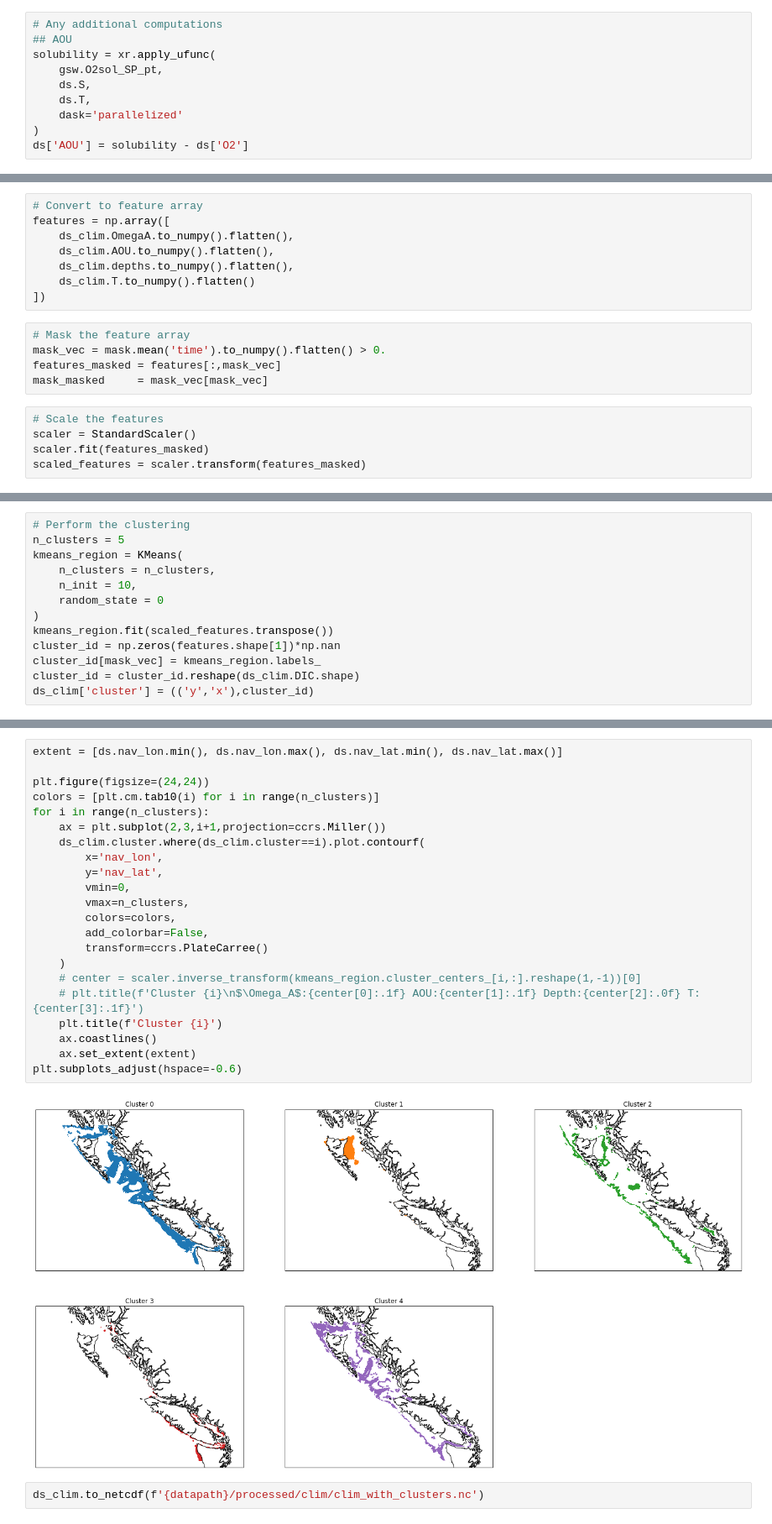
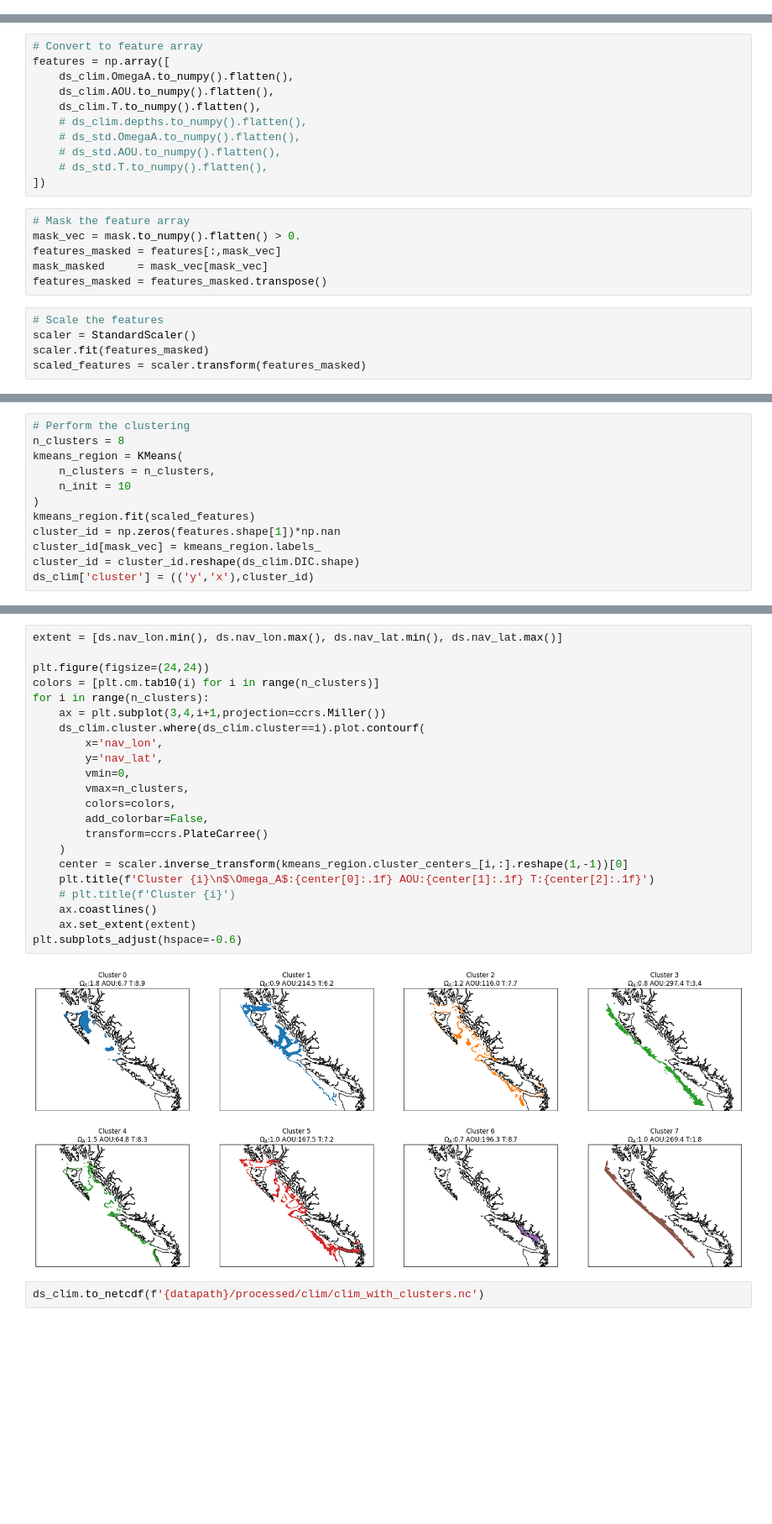
Before and after one commit to ashao/NEP36_cluster_analysis, a Jupyter notebook: calculate_clusters.ipynb, the cells around one changed output, grey strips where cells are left out. Shown at 84% size. Saved outputs shown, nothing was run; the diff lists cells and outputs as text; blank space fills up the shorter version.

```diff
--- a/calculate_clusters.ipynb
+++ b/calculate_clusters.ipynb
@@ -34,14 +35,4 @@ mask = ((mask_ds.mask[0,:,:]>0.) &
 ds = ds.where(mask)
-# %%
-# Any additional computations
-## AOU
-solubility = xr.apply_ufunc(
-    gsw.O2sol_SP_pt,
-    ds.S,
-    ds.T,
-    dask='parallelized'
-)
-ds['AOU'] = solubility - ds['O2']
 # %%
 # Create climatology
 ds_clim = ds.mean('time')
@@ -50,14 +53,18 @@ ds_clim = ds.mean('time')
 features = np.array([
     ds_clim.OmegaA.to_numpy().flatten(),
     ds_clim.AOU.to_numpy().flatten(),
-    ds_clim.depths.to_numpy().flatten(),
-    ds_clim.T.to_numpy().flatten()
+    ds_clim.T.to_numpy().flatten(),
+    # ds_clim.depths.to_numpy().flatten(),
+    # ds_std.OmegaA.to_numpy().flatten(),
+    # ds_std.AOU.to_numpy().flatten(),
+    # ds_std.T.to_numpy().flatten(),
 ])
 # %%
 # Mask the feature array
-mask_vec = mask.mean('time').to_numpy().flatten() > 0.
+mask_vec = mask.to_numpy().flatten() > 0.
 features_masked = features[:,mask_vec]
 mask_masked     = mask_vec[mask_vec]
+features_masked = features_masked.transpose()
 # %%
 # Scale the features
 scaler = StandardScaler()
@@ -66,12 +86,11 @@ scaled_features = scaler.transform(features_masked)
 # %%
 # Perform the clustering
-n_clusters = 5
+n_clusters = 8
 kmeans_region = KMeans(
     n_clusters = n_clusters,
-    n_init = 10,
-    random_state = 0
+    n_init = 10
 )
-kmeans_region.fit(scaled_features.transpose())
+kmeans_region.fit(scaled_features)
 cluster_id = np.zeros(features.shape[1])*np.nan
 cluster_id[mask_vec] = kmeans_region.labels_
 cluster_id = cluster_id.reshape(ds_clim.DIC.shape)
@@ -79,26 +118,26 @@ ds_clim['cluster'] = (('y','x'),cluster_id)
 # %%
 extent = [ds.nav_lon.min(), ds.nav_lon.max(), ds.nav_lat.min(), ds.nav_lat.max()]
 
 plt.figure(figsize=(24,24))
 colors = [plt.cm.tab10(i) for i in range(n_clusters)]
 for i in range(n_clusters):
-    ax = plt.subplot(2,3,i+1,projection=ccrs.Miller())
+    ax = plt.subplot(3,4,i+1,projection=ccrs.Miller())
     ds_clim.cluster.where(ds_clim.cluster==i).plot.contourf(
         x='nav_lon',
         y='nav_lat',
         vmin=0,
         vmax=n_clusters,
         colors=colors,
         add_colorbar=False,
         transform=ccrs.PlateCarree()
     )
-    # center = scaler.inverse_transform(kmeans_region.cluster_centers_[i,:].reshape(1,-1))[0]
-    # plt.title(f'Cluster {i}\n$\Omega_A$:{center[0]:.1f} AOU:{center[1]:.1f} Depth:{center[2]:.0f} T:{center[3]:.1f}')
-    plt.title(f'Cluster {i}')
+    center = scaler.inverse_transform(kmeans_region.cluster_centers_[i,:].reshape(1,-1))[0]
+    plt.title(f'Cluster {i}\n$\Omega_A$:{center[0]:.1f} AOU:{center[1]:.1f} T:{center[2]:.1f}')
+    # plt.title(f'Cluster {i}')
     ax.coastlines()
     ax.set_extent(extent)
 plt.subplots_adjust(hspace=-0.6)
 # %% [output]
-[figure, old version]
+[figure, new version]
 # %%
 ds_clim.to_netcdf(f'{datapath}/processed/clim/clim_with_clusters.nc')
```
Also changed, not shown: parts of 13 cells of this notebook, 3 other files.
